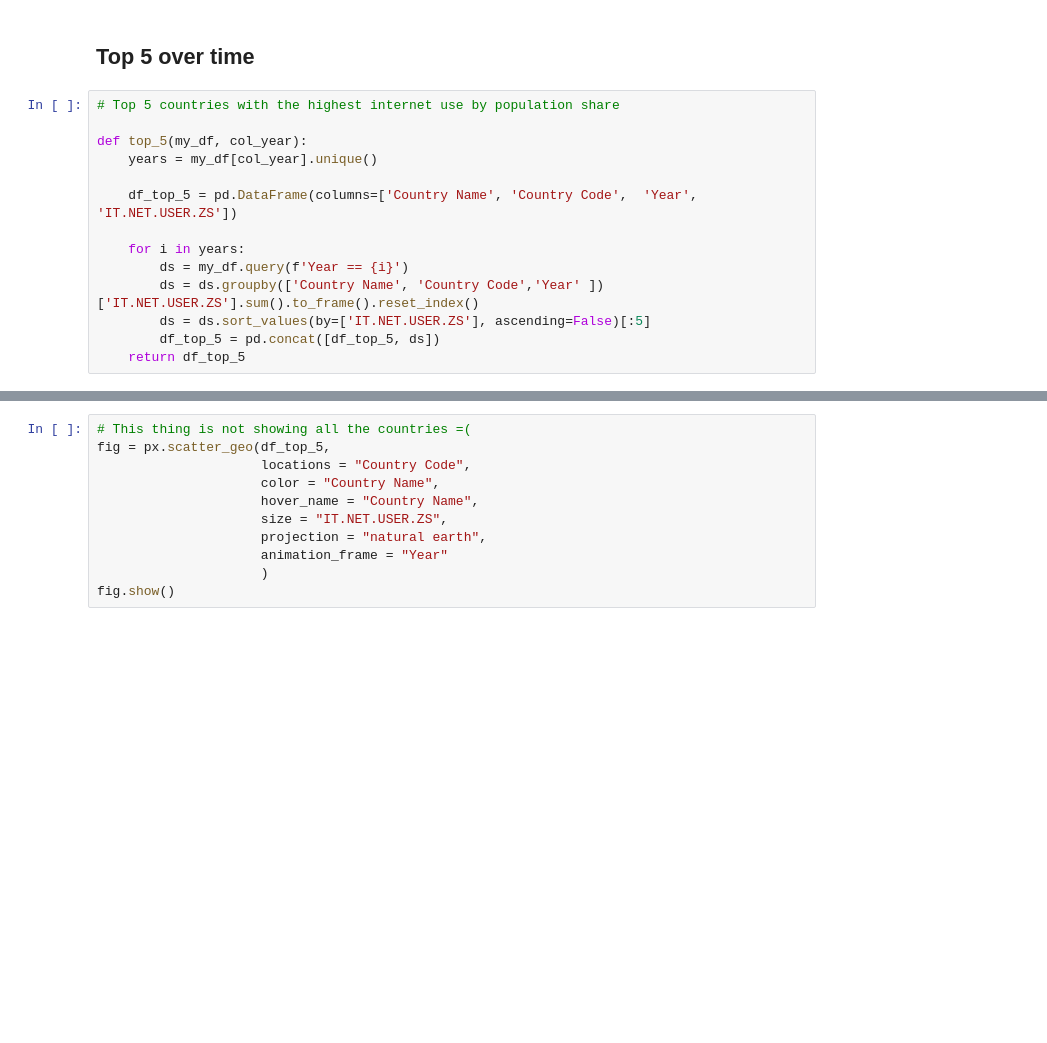
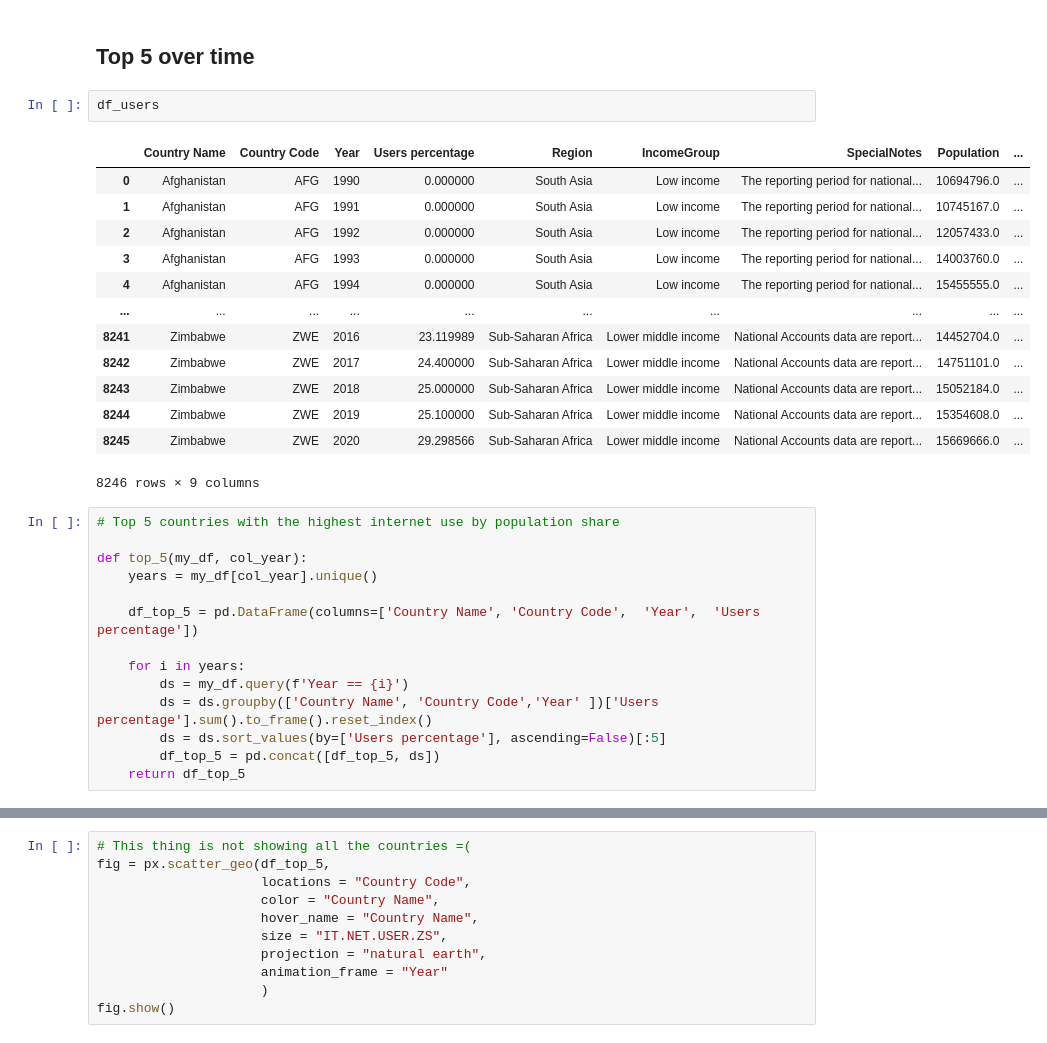
Before and after one commit to celeste-daleo/global-internet-accessibility, a Jupyter notebook: exploration_internet.ipynb, the cells around one changed output, grey strips where cells are left out. Saved outputs shown, nothing was run; the diff lists cells and outputs as text; blank space fills up the shorter version.

```diff
--- a/exploration_internet.ipynb
+++ b/exploration_internet.ipynb
@@ -354,18 +353,34 @@ fig.show()
 [interactive output not drawn]
 # %% [markdown]
 ## Top 5 over time
+# %%
+df_users
+# %% [output]
+|  | Country Name | Country Code | Year | Users percentage | Region | IncomeGroup | SpecialNotes | Population | ... |
+| 0 | Afghanistan | AFG | 1990 | 0.000000 | South Asia | Low income | The reporting period for national... | 10694796.0 | ... |
+| 1 | Afghanistan | AFG | 1991 | 0.000000 | South Asia | Low income | The reporting period for national... | 10745167.0 | ... |
+| 2 | Afghanistan | AFG | 1992 | 0.000000 | South Asia | Low income | The reporting period for national... | 12057433.0 | ... |
+| 3 | Afghanistan | AFG | 1993 | 0.000000 | South Asia | Low income | The reporting period for national... | 14003760.0 | ... |
+| 4 | Afghanistan | AFG | 1994 | 0.000000 | South Asia | Low income | The reporting period for national... | 15455555.0 | ... |
+| ... | ... | ... | ... | ... | ... | ... | ... | ... | ... |
+| 8241 | Zimbabwe | ZWE | 2016 | 23.119989 | Sub-Saharan Africa | Lower middle income | National Accounts data are report... | 14452704.0 | ... |
+| 8242 | Zimbabwe | ZWE | 2017 | 24.400000 | Sub-Saharan Africa | Lower middle income | National Accounts data are report... | 14751101.0 | ... |
+| 8243 | Zimbabwe | ZWE | 2018 | 25.000000 | Sub-Saharan Africa | Lower middle income | National Accounts data are report... | 15052184.0 | ... |
+| 8244 | Zimbabwe | ZWE | 2019 | 25.100000 | Sub-Saharan Africa | Lower middle income | National Accounts data are report... | 15354608.0 | ... |
+| 8245 | Zimbabwe | ZWE | 2020 | 29.298566 | Sub-Saharan Africa | Lower middle income | National Accounts data are report... | 15669666.0 | ... |
+8246 rows × 9 columns
 # %%
 # Top 5 countries with the highest internet use by population share
 
 def top_5(my_df, col_year):
     years = my_df[col_year].unique()
 
-    df_top_5 = pd.DataFrame(columns=['Country Name', 'Country Code',  'Year',  'IT.NET.USER.ZS'])
+    df_top_5 = pd.DataFrame(columns=['Country Name', 'Country Code',  'Year',  'Users percentage'])
 
     for i in years:
         ds = my_df.query(f'Year == {i}')
-        ds = ds.groupby(['Country Name', 'Country Code','Year' ])['IT.NET.USER.ZS'].sum().to_frame().reset_index()
-        ds = ds.sort_values(by=['IT.NET.USER.ZS'], ascending=False)[:5]
+        ds = ds.groupby(['Country Name', 'Country Code','Year' ])['Users percentage'].sum().to_frame().reset_index()
+        ds = ds.sort_values(by=['Users percentage'], ascending=False)[:5]
         df_top_5 = pd.concat([df_top_5, ds])
     return df_top_5
 # %%
```
Also changed, not shown: parts of 29 cells of this notebook, 2 other files.
